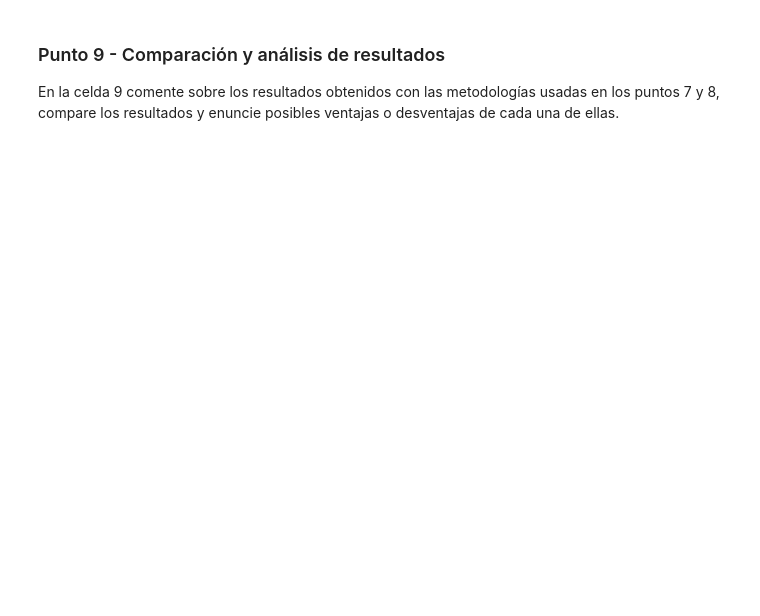
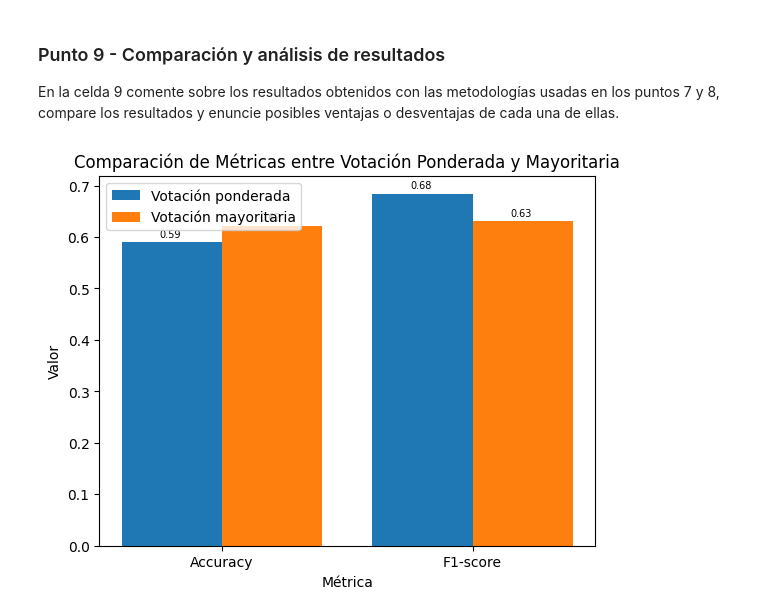
Before and after one commit to Dsharlie/ML-NLP, a Jupyter notebook: Semana 1/S1TC1_arboles_ensamblajes.ipynb, the cells around one changed output. Cells and saved outputs as stored; diff of their text form; code cells hidden in the pictures; blank space fills up the shorter version.

```diff
--- a/Semana 1/S1TC1_arboles_ensamblajes.ipynb
+++ b/Semana 1/S1TC1_arboles_ensamblajes.ipynb
@@ -66,0 +244,4 @@ En la celda 4 cree un árbol de decisiones para pronosticar la variable "total"
+# %%
+# Gini index de las observaciones que tienen un valor menor al punto de corte seleccionado
+gini_l = gini(y_l)
+gini_l
@@ -66,0 +250,4 @@ En la celda 4 cree un árbol de decisiones para pronosticar la variable "total"
+# %%
+# Gini index de las observaciones que tienen un valor mayor o igual al punto de corte seleccionado
+gini_r = gini(y_r)
+gini_r
@@ -66,0 +301,4 @@ En la celda 4 cree un árbol de decisiones para pronosticar la variable "total"
+# %%
+# Obtención de la variable 'j', su punto de corte 'split' y su ganancia 'gain'
+j, split, gain = best_split(X, y, 5)
+j, split, gain
@@ -76,5 +499,5 @@ En esta parte del taller se usará el conjunto de datos de Popularidad de Notici
 ### Datos popularidad de noticias
 # %%
 # Lectura de la información de archivo .csv
-df = pd.read_csv('https://raw.githubusercontent.com/davidzarruk/MIAD_ML_NLP_2023/main/datasets/mashable.csv', index_col=0)
+df = pd.read_csv('https://raw.githubusercontent.com//Dsharlie/ML-NLP/main/datasets/mashable.csv', index_col=0)
 df.head()
@@ -131,0 +704,34 @@ En la celda 9 comente sobre los resultados obtenidos con las metodologías usada
+# %%
+# Nombres de las métricas
+metrics_names = ['Accuracy', 'F1-score']
+
+# Valores de las métricas para cada método
+weighted_metrics = [weighted_accuracy, weighted_f1]
+ensemble_metrics = [ensemble_accuracy, ensemble_f1]
+
+# Posiciones de las barras en el eje x
+x = range(len(metrics_names))
+
+# Ancho de las barras
+bar_width = 0.4
+
+# Crear el gráfico de barras
+plt.bar(x, weighted_metrics, width=bar_width, label='Votación ponderada', align='center')
+plt.bar([i + bar_width for i in x], ensemble_metrics, width=bar_width, label='Votación mayoritaria', align='center')
+
+# Añadir etiquetas de datos a las barras
+for i in range(len(x)):
+    plt.text(x[i] - 0.05, weighted_metrics[i] + 0.01, '{:.2f}'.format(weighted_metrics[i]), fontsize=7)
+    plt.text(x[i] + bar_width - 0.05, ensemble_metrics[i] + 0.01, '{:.2f}'.format(ensemble_metrics[i]), fontsize=7)
+
+# Añadir etiquetas, título y leyenda
+plt.xlabel('Métrica')
+plt.ylabel('Valor')
+plt.title('Comparación de Métricas entre Votación Ponderada y Mayoritaria')
+plt.xticks([i + bar_width / 2 for i in x], metrics_names)
+plt.legend()
+
+# Mostrar el gráfico
+plt.show()
+# %% [output]
+[figure, added]
```
Also changed, not shown: parts of 56 cells of this notebook.
